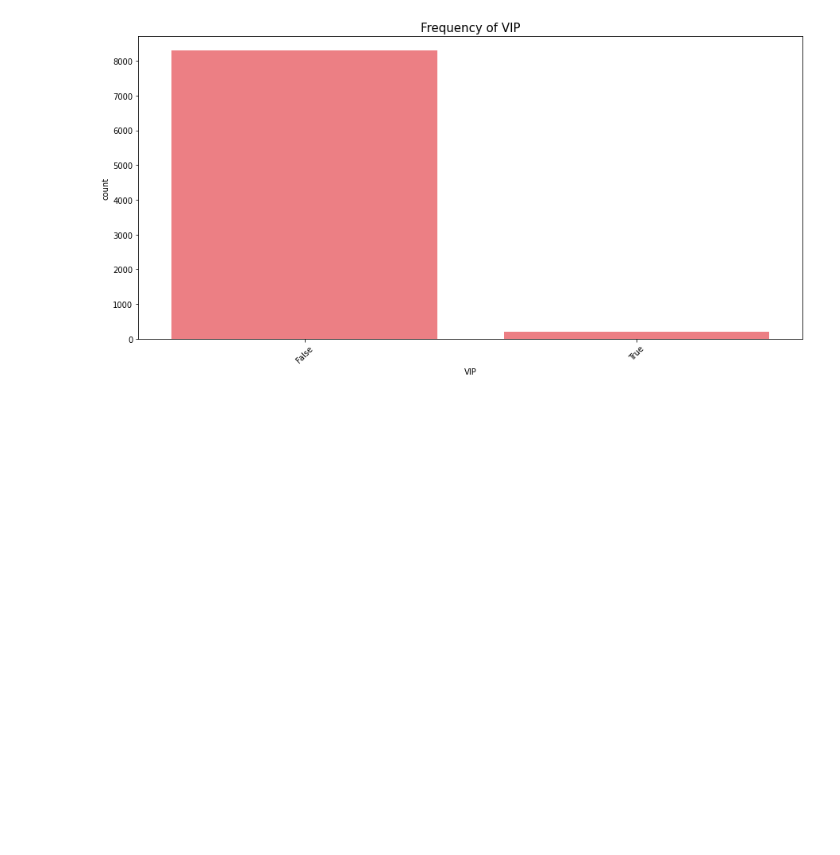
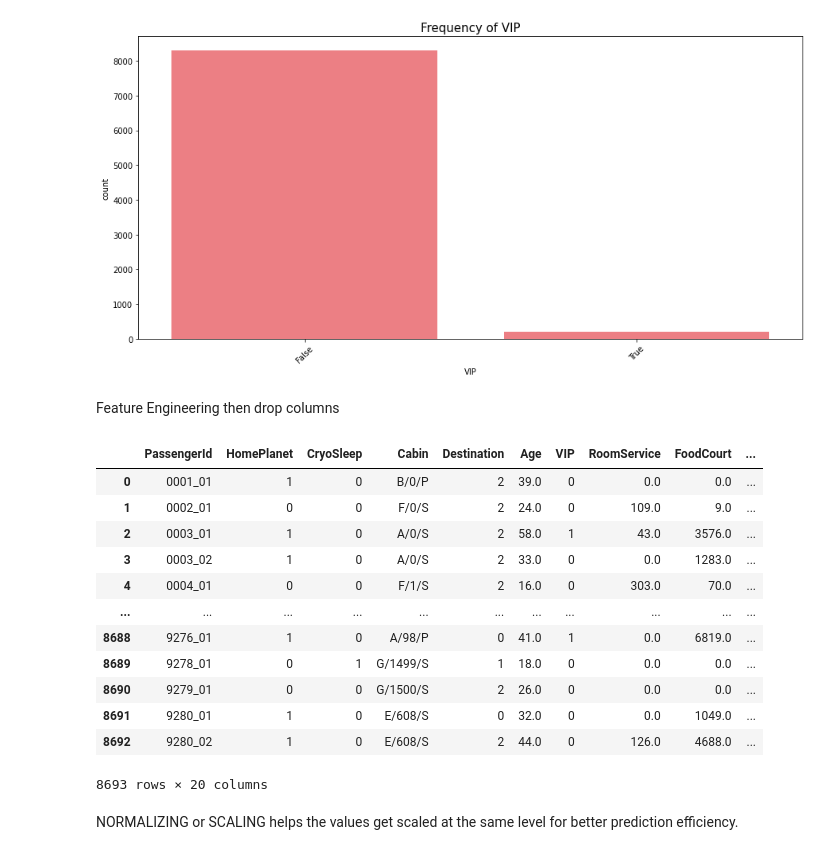
Before and after one commit to kaviga/spaceship_titanic, a Jupyter notebook: Spaceship Titanic.ipynb, the cells around one changed output. Cells and saved outputs as stored; diff of their text form; code cells hidden in the pictures; blank space fills up the shorter version.

```diff
--- a/Spaceship Titanic.ipynb
+++ b/Spaceship Titanic.ipynb
@@ -372,0 +307,60 @@ import math
+# %%
+train_data['HomePlanet'].fillna('Earth', inplace=True)
+train_data['CryoSleep'].fillna('False', inplace=True)
+train_data['Cabin'].fillna('None', inplace=True)
+train_data['Destination'].fillna('TRAPPIST-1e', inplace=True)
+train_data['VIP'].fillna('False', inplace=True)
+
+test_data['HomePlanet'].fillna('Earth', inplace=True)
+test_data['CryoSleep'].fillna('False', inplace=True)
+test_data['Cabin'].fillna('G/109/P', inplace=True)
+test_data['Destination'].fillna('TRAPPIST-1e', inplace=True)
+test_data['VIP'].fillna('False', inplace=True)
+
+train_data['Name'].fillna('no name', inplace=True)
+test_data['Name'].fillna('no name', inplace=True)
+# %% [markdown]
+Feature Engineering then drop columns
+# %%
+train_data['Deck'] = train_data['Cabin'].apply(lambda x:str(x)[:1])
+train_data['Side'] = train_data['Cabin'].apply(lambda x:str(x)[-1:])
+test_data['Deck'] = train_data['Cabin'].apply(lambda x:str(x)[:1])
+test_data['Side'] = train_data['Cabin'].apply(lambda x:str(x)[-1:])
+
+train_data['PGroup'] = train_data['PassengerId'].apply(lambda x: x.split('_')[0])
+train_data['PNumber'] = train_data['PassengerId'].apply(lambda x: x.split('_')[1])
+test_data['PGroup'] = test_data['PassengerId'].apply(lambda x: x.split('_')[0])
+test_data['PNumber'] = test_data['PassengerId'].apply(lambda x: x.split('_')[1])
+
+train_data['LastName'] = train_data['Name'].apply(lambda x:x.split(" ")[1])
+test_data['LastName'] = train_data['Name'].apply(lambda x:x.split(" ")[1])
+
+train_data['AllServices'] = train_data['RoomService'] + train_data['FoodCourt'] + train_data['ShoppingMall'] + train_data['Spa'] + train_data['VRDeck']
+test_data['AllServices'] = test_data['RoomService'] + test_data['FoodCourt'] + test_data['ShoppingMall'] + test_data['Spa'] + test_data['VRDeck']
+# %%
+from sklearn.preprocessing import LabelEncoder
+
+label_cols = ["HomePlanet", "CryoSleep", "Destination" ,"VIP", "Deck", "Side", "LastName", "PGroup", "PNumber"]
+
+for i in label_cols:
+    train_data[i] = train_data[i].astype(str)
+    test_data[i] = test_data[i].astype(str)
+    train_data[i] = LabelEncoder().fit_transform(train_data[i])
+    test_data[i] = LabelEncoder().fit_transform(test_data[i])
+# %%
+train_data['Transported'] = LabelEncoder().fit_transform(train_data['Transported'])
+train_data
+# %% [output]
+|  | PassengerId | HomePlanet | CryoSleep | Cabin | Destination | Age | VIP | RoomService | FoodCourt | ... |
+| 0 | 0001_01 | 1 | 0 | B/0/P | 2 | 39.0 | 0 | 0.0 | 0.0 | ... |
+| 1 | 0002_01 | 0 | 0 | F/0/S | 2 | 24.0 | 0 | 109.0 | 9.0 | ... |
+| 2 | 0003_01 | 1 | 0 | A/0/S | 2 | 58.0 | 1 | 43.0 | 3576.0 | ... |
+| 3 | 0003_02 | 1 | 0 | A/0/S | 2 | 33.0 | 0 | 0.0 | 1283.0 | ... |
+| 4 | 0004_01 | 0 | 0 | F/1/S | 2 | 16.0 | 0 | 303.0 | 70.0 | ... |
+| ... | ... | ... | ... | ... | ... | ... | ... | ... | ... | ... |
+| 8688 | 9276_01 | 1 | 0 | A/98/P | 0 | 41.0 | 1 | 0.0 | 6819.0 | ... |
+| 8689 | 9278_01 | 0 | 1 | G/1499/S | 1 | 18.0 | 0 | 0.0 | 0.0 | ... |
+| 8690 | 9279_01 | 0 | 0 | G/1500/S | 2 | 26.0 | 0 | 0.0 | 0.0 | ... |
+| 8691 | 9280_01 | 1 | 0 | E/608/S | 0 | 32.0 | 0 | 0.0 | 1049.0 | ... |
+| 8692 | 9280_02 | 1 | 0 | E/608/S | 2 | 44.0 | 0 | 126.0 | 4688.0 | ... |
+8693 rows × 20 columns
@@ -372,0 +372,2 @@ import math
+# %% [markdown]
+NORMALIZING or SCALING helps the values get scaled at the same level for better prediction efficiency.
```
Also changed, not shown: parts of 31 cells of this notebook.
